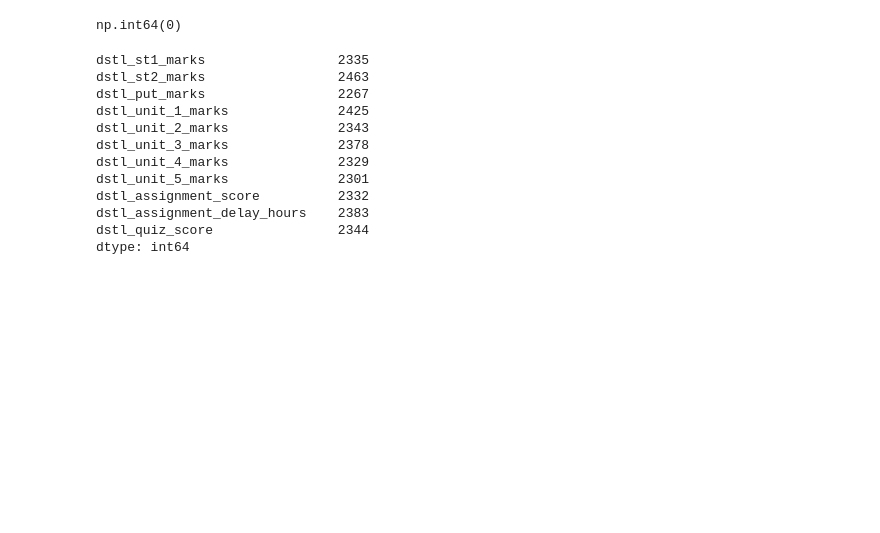
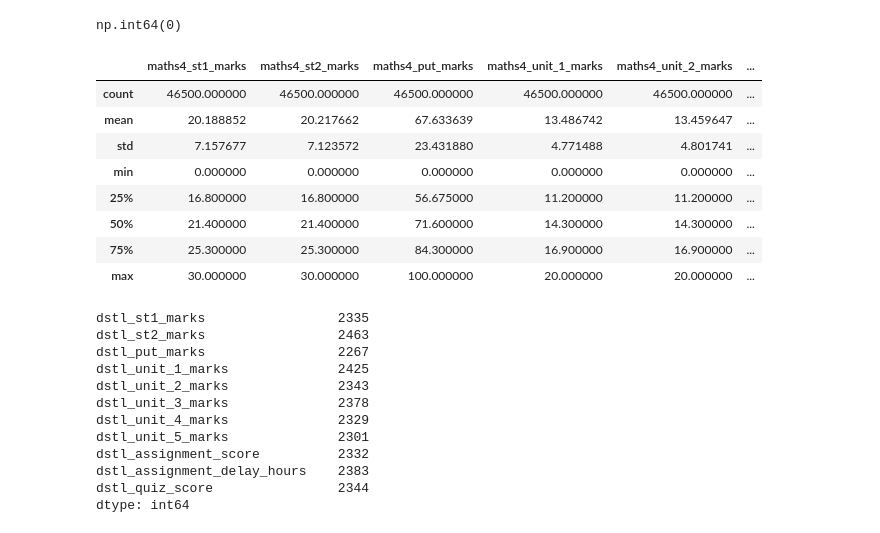
Before and after one commit to ayushdubey-dev/edu-growth, a Jupyter notebook: notebooks/01_eda_data_cleaning.ipynb, the cells around one changed output. Cells and saved outputs as stored; diff of their text form; code cells hidden in the pictures; blank space fills up the shorter version.

```diff
--- a/notebooks/01_eda_data_cleaning.ipynb
+++ b/notebooks/01_eda_data_cleaning.ipynb
@@ -685,6 +719,18 @@ df[maths4_cols] = df[maths4_cols].fillna(0)
 df[maths4_cols].isnull().sum().sum()
 # %% [output]
 np.int64(0)
+# %%
+df[maths4_cols].describe()
+# %% [output]
+|  | maths4_st1_marks | maths4_st2_marks | maths4_put_marks | maths4_unit_1_marks | maths4_unit_2_marks | ... |
+| count | 46500.000000 | 46500.000000 | 46500.000000 | 46500.000000 | 46500.000000 | ... |
+| mean | 20.188852 | 20.217662 | 67.633639 | 13.486742 | 13.459647 | ... |
+| std | 7.157677 | 7.123572 | 23.431880 | 4.771488 | 4.801741 | ... |
+| min | 0.000000 | 0.000000 | 0.000000 | 0.000000 | 0.000000 | ... |
+| 25% | 16.800000 | 16.800000 | 56.675000 | 11.200000 | 11.200000 | ... |
+| 50% | 21.400000 | 21.400000 | 71.600000 | 14.300000 | 14.300000 | ... |
+| 75% | 25.300000 | 25.300000 | 84.300000 | 16.900000 | 16.900000 | ... |
+| max | 30.000000 | 30.000000 | 100.000000 | 20.000000 | 20.000000 | ... |
 # %%
 df[dstl_cols].isnull().sum()
 # %% [output]
```
Also changed, not shown: parts of 19 cells of this notebook.
